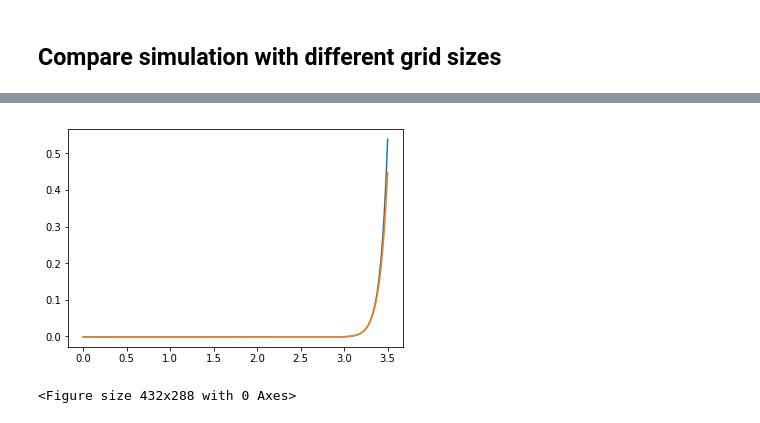
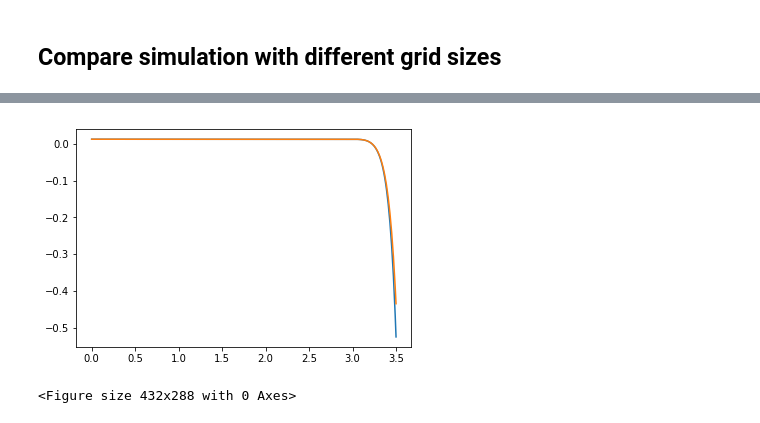
Before and after one commit to kanhua/pypvcircuit, a Jupyter notebook: network simulation starter.ipynb, the cells around one changed output, grey strips where cells are left out. Drawn from its saved outputs; the diff is of its cells as text; code cells hidden in the pictures.

```diff
--- a/network simulation starter.ipynb
+++ b/network simulation starter.ipynb
@@ -161,8 +161,8 @@ contactsMask.shape
 # %% [markdown]
 ### Launch the solver
 # %%
-from spice.parse_spice_input import NodeReducer
-from spice.spice_solver import SPICESolver
+from pypvcircuit.parse_spice_input import NodeReducer
+from pypvcircuit.spice_solver import SPICESolver
 pw=20
 
 nd = NodeReducer()
@@ -170,8 +170,6 @@ nd = NodeReducer()
 sps = SPICESolver(solarcell=my_solar_cell, illumination=illuminationMask,
                   metal_contact=contactsMask, rw=pw, cw=pw, v_start=vini, v_end=vfin,
                   v_steps=step,l_r=Lx,l_c=Ly, h=h, spice_preprocessor=nd)
-
-sps.I = -sps.I * 2
 # %% [output]
 number of data:351
 # %% [markdown]
@@ -233,7 +231,7 @@ for pw in test_pws:
                   v_steps=step,l_r=Lx,l_c=Ly, h=h, spice_preprocessor=nd)
 
     # Since we model 1/4 of the device, we multiply the current by 4
-    sps.I = -sps.I * 2
+    sps.I = sps.I * 2
     np.save(to_data_path("{}_vmap_{}.npy".format(file_prefix, pw)), sps.get_end_voltage_map())
 
     if result_vi is None:
@@ -246,7 +245,7 @@ Wall time: 0 ns
 number of data:351
 number of data:351
 number of data:351
-[figure, old version]
+[figure, new version]
 # %%
 np.savetxt(to_data_path("{}_3j_iv.csv".format(file_prefix)), result_vi.T,
                    delimiter=',')
```
Also changed, not shown: parts of 7 cells of this notebook, 14 other files.
